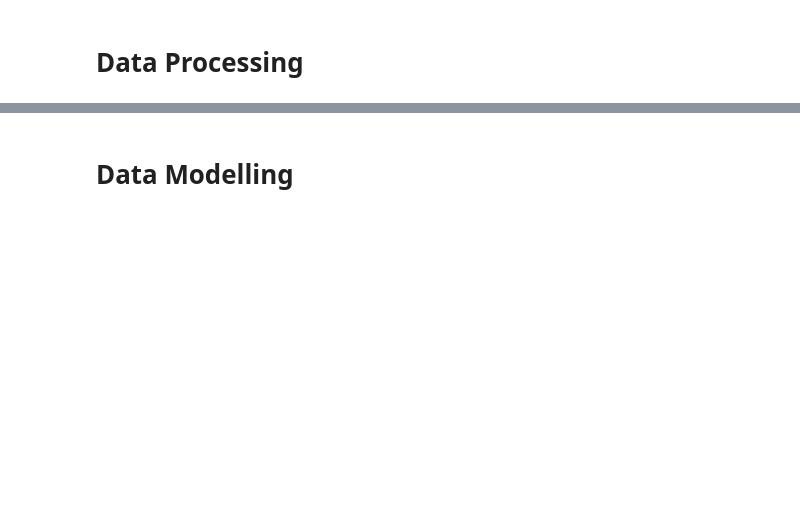
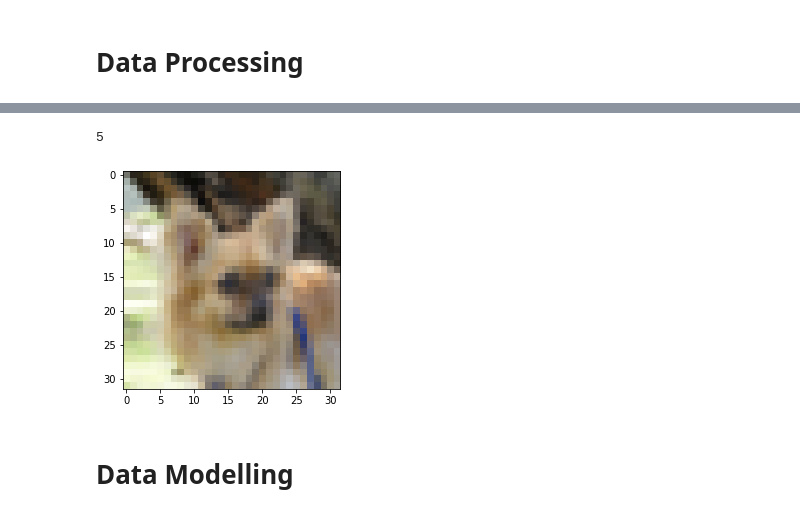
Before and after one commit to J0SHMEYER/CNN-horse-detector, a Jupyter notebook: make-model.ipynb, the cells around one changed output, grey strips where cells are left out. Drawn from its saved outputs; the diff is of its cells as text; code cells hidden in the pictures; blank space fills up the shorter version.

```diff
--- a/make-model.ipynb
+++ b/make-model.ipynb
@@ -191,0 +240,13 @@ plot shows that the number of different labels is balanced
+# %%
+from sklearn.utils import shuffle
+training_data_merged = training_data_merged.sample(frac=1).reset_index(drop=True)
+testing_data_merged = testing_data_merged.sample(frac=1).reset_index(drop=True)
+# %%
+train_x = training_data_merged[1]
+train_y = training_data_merged[0]
+
+test_x = testing_data_merged[1]
+test_y = testing_data_merged[0]
+
+print(train_y.value_counts)
+print(test_y.value_counts)
@@ -191,0 +271,6 @@ plot shows that the number of different labels is balanced
+# %%
+plt.imshow(test_x[3])
+print(test_y[3])
+# %% [output]
+5
+[figure, added]
```
Also changed, not shown: parts of 58 cells of this notebook, 11 other files.
